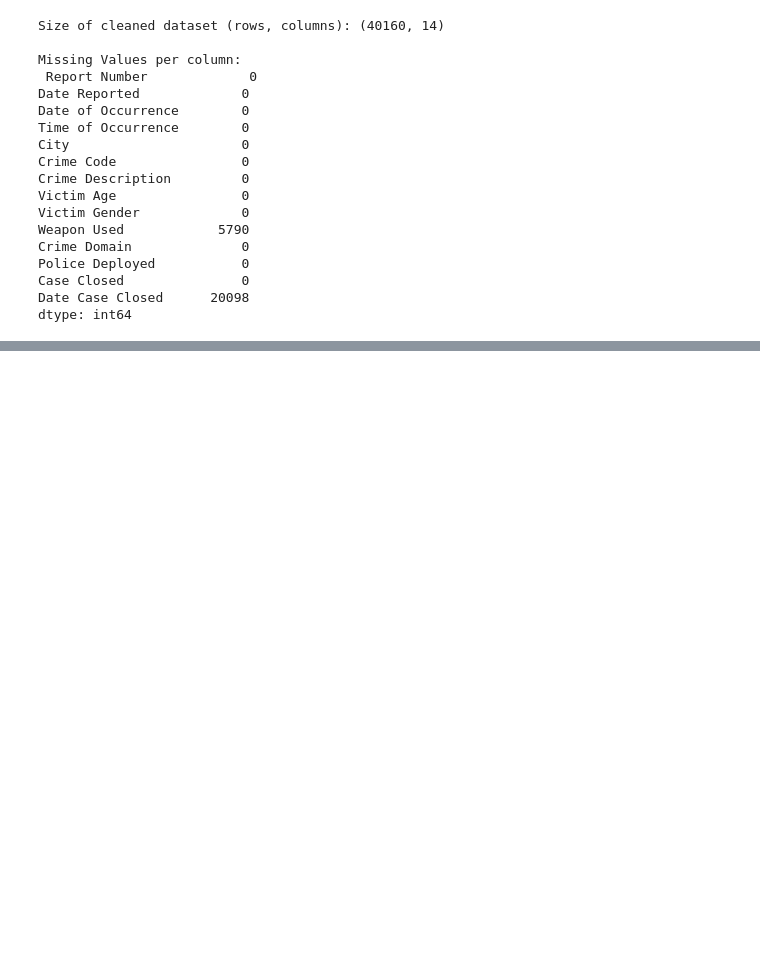
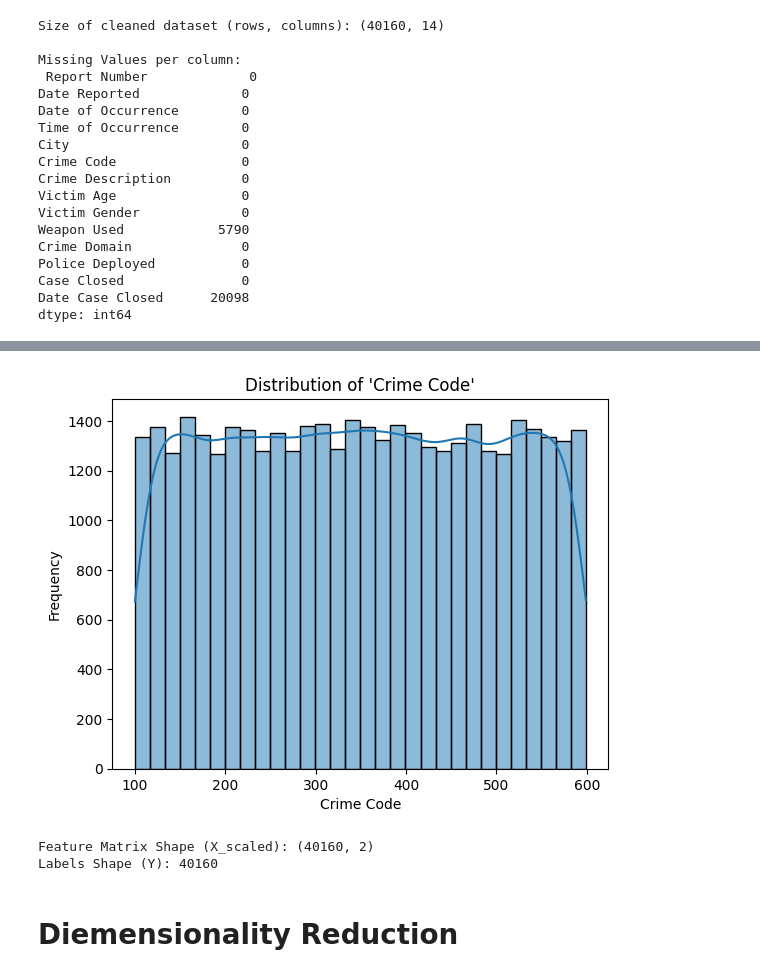
Before and after one commit to EricSiq/India_Missing_Persons_Analysis_2017-2022, a Jupyter notebook: UML_IndiaCrimeAnalysis.ipynb, the cells around one changed output, grey strips where cells are left out. Cells and saved outputs as stored; diff of their text form; code cells hidden in the pictures; blank space fills up the shorter version.

```diff
--- a/UML_IndiaCrimeAnalysis.ipynb
+++ b/UML_IndiaCrimeAnalysis.ipynb
@@ -197,3 +198,54 @@ crime_data.head()
 | 2 | 3 | 2020-01-02 05:00:00 | 2020-01-01 02:00:00 | 01/01/2020 14:30 | ludhiana | 271 | ... |
 | 3 | 4 | 2020-01-01 05:00:00 | 2020-01-01 03:00:00 | 01/01/2020 14:46 | pune | 170 | ... |
 | 4 | 5 | 2020-01-01 21:00:00 | 2020-01-01 04:00:00 | 01/01/2020 16:51 | pune | 421 | ... |
+# %%
+# For this demonstration we select numeric columns as features.
+# Here we assume that "Crime Code" and "Victim Age" are numeric features.
+# We use "Case Closed" as a label. Adjust these as necessary for your data.
+
+try:
+    # Ensure numeric columns are properly converted
+    X = crime_data[['Crime Code', 'Victim Age']].astype(float)
+except Exception as e:
+    print("Error selecting or converting feature columns:", e)
+
+try:
+    # Encode labels: convert boolean or categorical "Case Closed" into numeric labels
+    # If "Case Closed" is already boolean, this will convert True/False to 1/0.
+    label_encoder = LabelEncoder()
+    Y = label_encoder.fit_transform(crime_data["Case Closed"].astype(str))
+except Exception as e:
+    print("Error encoding labels:", e)
+
+# Handle missing values in X
+try:
+    X.fillna(X.mean(), inplace=True)
+except Exception as e:
+    print("Error handling missing values in features:", e)
+
+# Standardize the feature data
+try:
+    scaler = StandardScaler()
+    X_scaled = scaler.fit_transform(X)
+except Exception as e:
+    print("Error standardizing the data:", e)
+# %%
+
+# Optional: Exploratory Data Analysis (EDA)
+try:
+    sns.histplot(X.iloc[:, 0], bins=30, kde=True)
+    plt.title("Distribution of 'Crime Code'")
+    plt.xlabel("Crime Code")
+    plt.ylabel("Frequency")
+    plt.show()
+except Exception as e:
+    print("Error during EDA plotting:", e)
+
+print(f"Feature Matrix Shape (X_scaled): {X_scaled.shape}")
+print(f"Labels Shape (Y): {len(Y)}")
+# %% [output]
+[figure, added]
+Feature Matrix Shape (X_scaled): (40160, 2)
+Labels Shape (Y): 40160
+# %% [markdown]
+# Diemensionality Reduction
```
Also changed, not shown: parts of 5 cells of this notebook.
